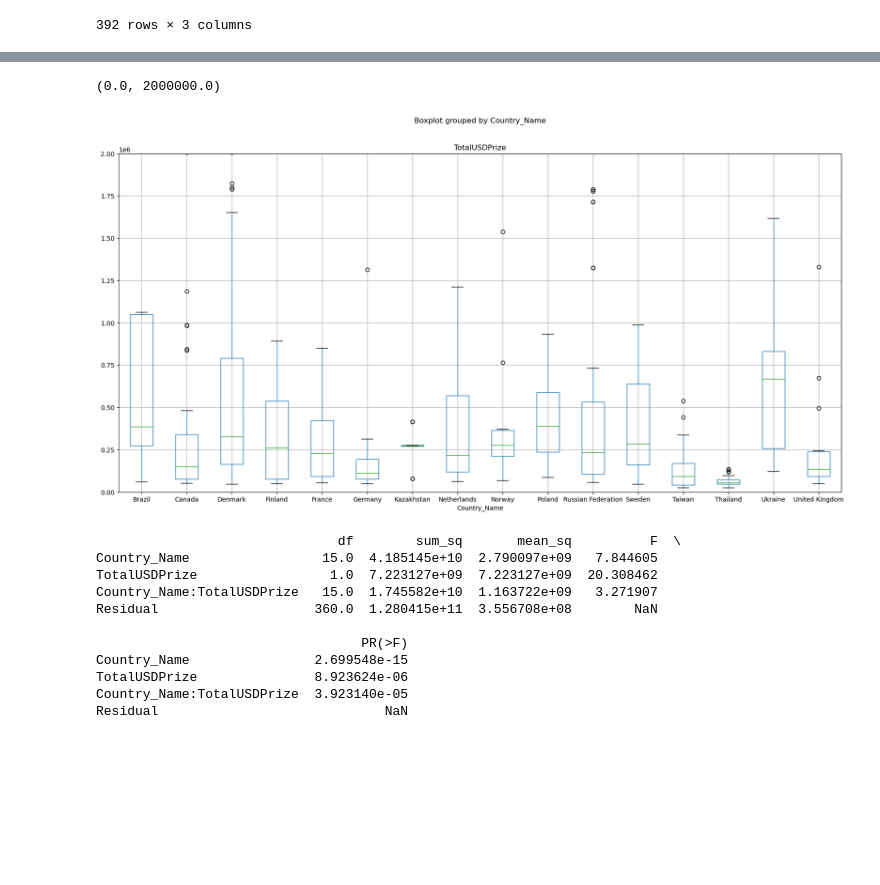
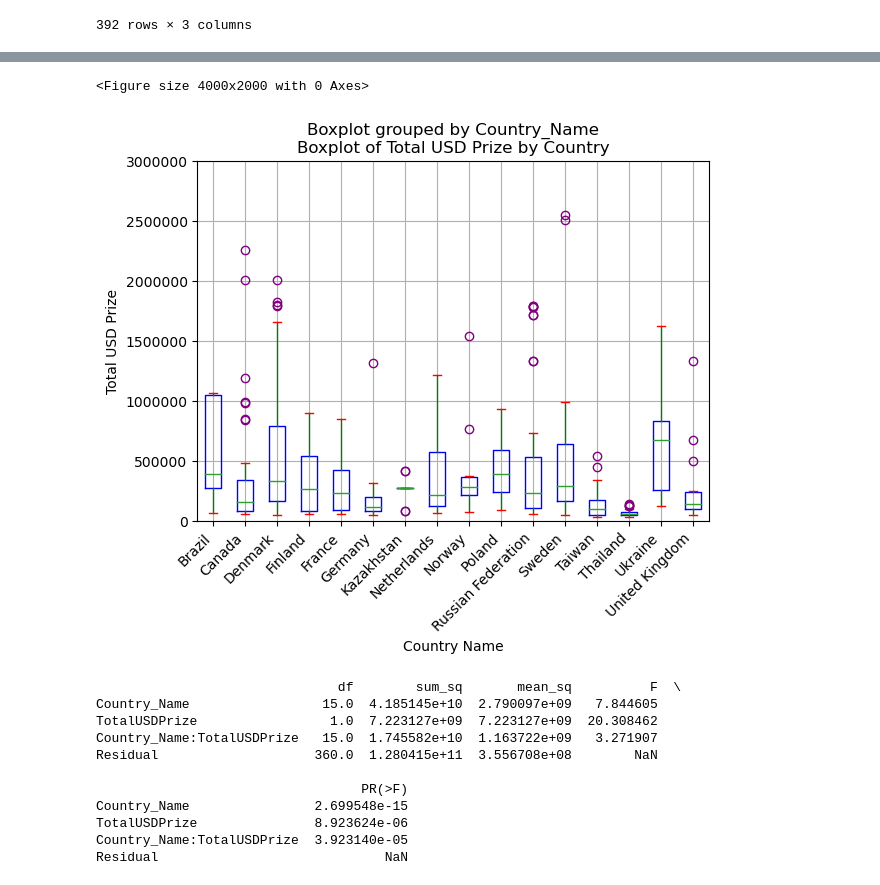
Before and after one commit to Natphipps/ESports-Financial-Analysis, a Jupyter notebook: Jup_File_Aron.ipynb, the cells around one changed output, grey strips where cells are left out. Cells and saved outputs as stored; diff of their text form; code cells hidden in the pictures; blank space fills up the shorter version.

```diff
--- a/Jup_File_Aron.ipynb
+++ b/Jup_File_Aron.ipynb
@@ -188,11 +199,18 @@ country_summary_df
 | 54 | 55 | Greece | 94073 |
 | 55 | 56 | Cuba | 77092 |
 # %%
+def format_y_axis(value, pos):
+    return f'{value:.0f}'
 plt.figure(figsize=(12, 8))
-plt.bar(country_summary_df['Country_Name'], country_summary_df['TotalUSDPrize'])
+colors_2 = ['#1f77b4', '#ff7f0e', '#2ca02c', '#d62728', '#9467bd', '#8c564b', '#e377c2', '#7f7f7f', '#bcbd22', '#17becf']
+
+bars = plt.bar(country_summary_df['Country_Name'], country_summary_df['TotalUSDPrize'], color=colors_2)
 plt.xlabel('Country')
 plt.ylabel('Total USD Prize')
 plt.title('Country Earnings by Total USD Prize')
 plt.xticks(rotation=90, ha='right')
 plt.tight_layout()
+plt.gca().spines['top'].set_visible(False)
+plt.gca().spines['right'].set_visible(False)
+plt.gca().yaxis.set_major_formatter(format_y_axis)
 # %% [output]
@@ -272,6 +308,10 @@ top_countries = pivot_df.sum(axis=1).nlargest(5).index
 # Filter the pivot_df to include only the top countries
 top_countries_df = pivot_df.loc[top_countries]
 
+# Convert the value from the exponential format to the actual value
+def format_y_axis(value, pos):
+
+    return f'{value:.0f}'
 # Set up the plot
 plt.figure(figsize=(12, 6))
 top_countries_df.plot(kind='bar', stacked=True, colormap='tab20', width=0.8)
@@ -282,6 +322,8 @@ plt.title('Top Countries by Total USD Prize and Genre')
 plt.xticks(rotation=45, ha='right')
 plt.legend(title='Genre', bbox_to_anchor=(1.05, 1), loc='upper left')
 plt.tight_layout()
+plt.gca().yaxis.set_major_formatter(format_y_axis)
+
 plt.show()
 # %% [output]
 <Figure size 1200x600 with 0 Axes>
@@ -348,12 +396,18 @@ plt.show()
 # %%
+def format_y_axis(value, pos):
+    return f'{value:.0f}'
 plt.figure(figsize=(10, 8))
 plt.scatter(sorted_average_prize_per_country['Country_Name'], sorted_average_prize_per_country['TotalUSDPrize'], color='b', s=150, edgecolors='black', linewidths=1)
+plt.plot(sorted_average_prize_per_country['Country_Name'], sorted_average_prize_per_country['TotalUSDPrize'], color='r', marker = '.', linestyle = '-', linewidth=1)
 plt.xlabel('Country')
 plt.ylabel('Average TotalUSDPrize')
 plt.title('Average TotalUSDPrize by Country')
+plt.gca().spines['top'].set_visible(False)
+plt.gca().spines['right'].set_visible(False)
 plt.xticks(rotation=90)
 plt.grid(axis='y', linestyle='--', alpha=0.7)
 plt.tight_layout()
+plt.gca().yaxis.set_major_formatter(plt.FuncFormatter(format_y_axis))
 
 # Show the plot
 plt.show()
@@ -513,9 +585,23 @@ filtered_players
 # %%
-filtered_players.boxplot(column=['TotalUSDPrize'],by='Country_Name',figsize=(20,10))
-plt.ylim(0,2000000)
+def format_y_axis(value, pos):
+    return f'{value:.0f}'
+plt.figure(figsize=(40, 20))
+filtered_players.boxplot(column='TotalUSDPrize', by='Country_Name',
+                                   boxprops=dict(color='blue'),
+                                   whiskerprops=dict(color='green'),
+                                   capprops=dict(color='red'),
+                                   flierprops=dict(markeredgecolor='purple'))
+plt.ylim(0, 3000000)
+plt.xlabel('Country Name')
+plt.ylabel('Total USD Prize')
+plt.title('Boxplot of Total USD Prize by Country')
+plt.xticks(rotation=45, ha='right')
+plt.gca().yaxis.set_major_formatter(plt.FuncFormatter(format_y_axis))
+
+plt.show()
 # %% [output]
-(0.0, 2000000.0)
+<Figure size 4000x2000 with 0 Axes>
-[figure, old version]
+[figure, new version]
 # %%
 model = ols('PlayerId ~ (Country_Name) + (TotalUSDPrize) +\
 (Country_Name):(TotalUSDPrize)',
```
Also changed, not shown: parts of 7 cells of this notebook.
